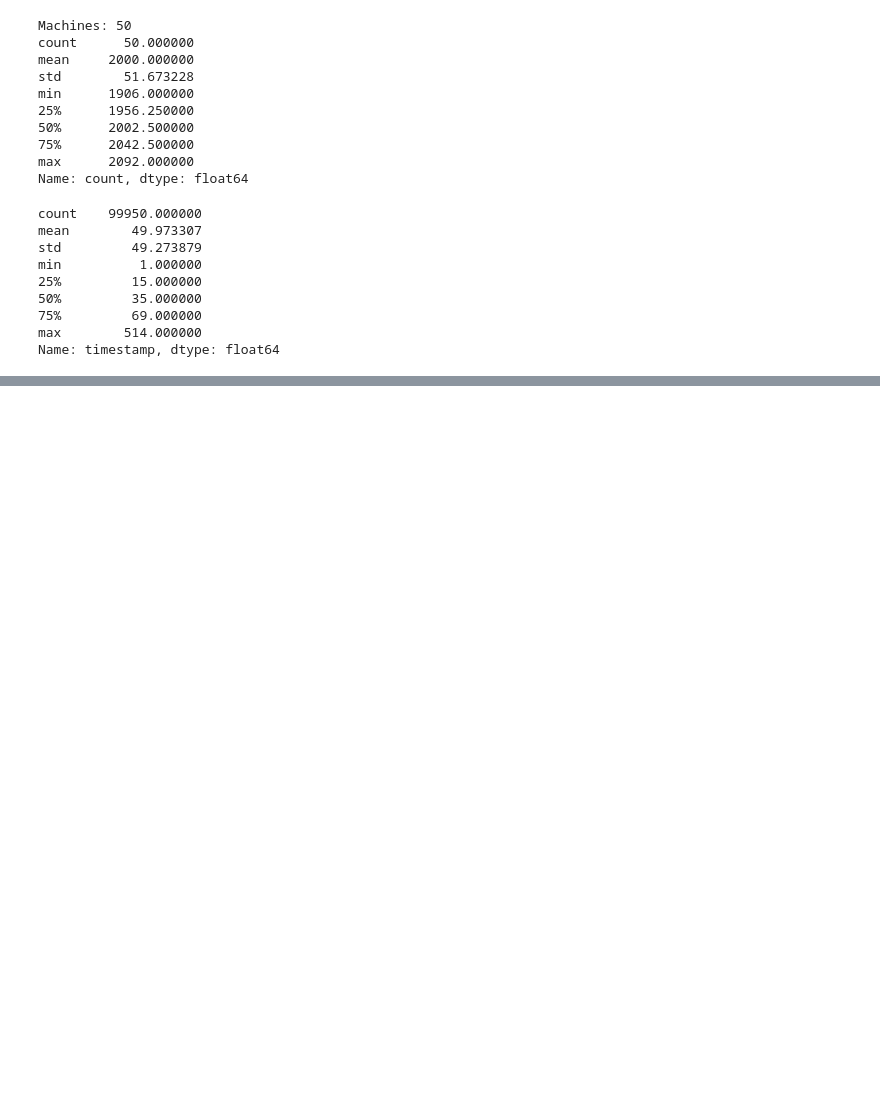
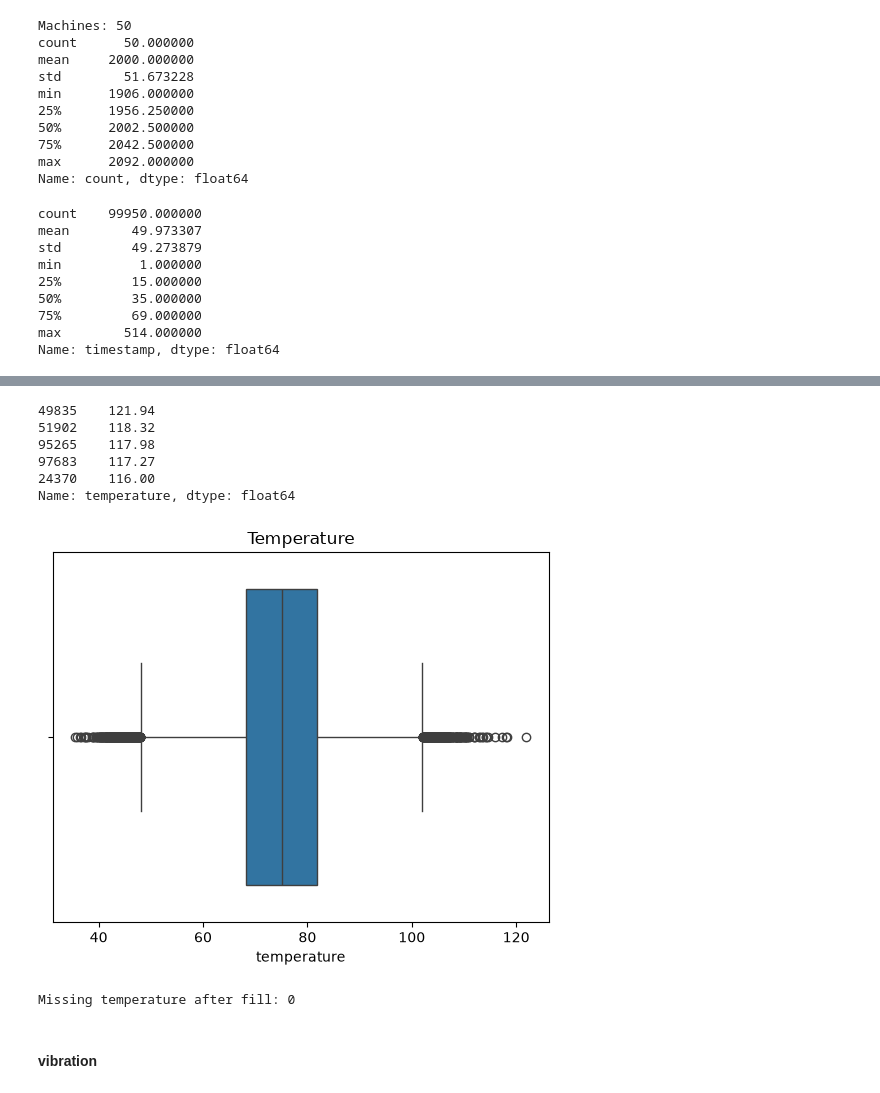
Before and after one commit to ssy-07678/AI-Solution-Project, a Jupyter notebook: eda.ipynb, the cells around one changed output, grey strips where cells are left out. Saved outputs shown, nothing was run; the diff lists cells and outputs as text; code cells hidden in the pictures; blank space fills up the shorter version.

```diff
--- a/eda.ipynb
+++ b/eda.ipynb
@@ -154,0 +235,22 @@ Name: vibration, dtype: float64
+# %%
+# Show the extreme temperature readings
+print(df['temperature'].sort_values(ascending=False).head(5))   # 5 highest readings
+
+# Boxplot: Look for outliers
+sns.boxplot(x=df['temperature'])
+plt.title('Temperature')
+plt.show()
+# %% [output]
+49835    121.94
+51902    118.32
+95265    117.98
+97683    117.27
+24370    116.00
+Name: temperature, dtype: float64
+[figure, added]
+# %%
+# Fill missing temperature with the overall median
+df['temperature'] = df['temperature'].fillna(df['temperature'].median())
+print('Missing temperature after fill:', df['temperature'].isna().sum())
+# %% [output]
+Missing temperature after fill: 0
@@ -154,0 +264,2 @@ Name: vibration, dtype: float64
+# %% [markdown]
+#### vibration
```
Also changed, not shown: parts of 56 cells of this notebook.
